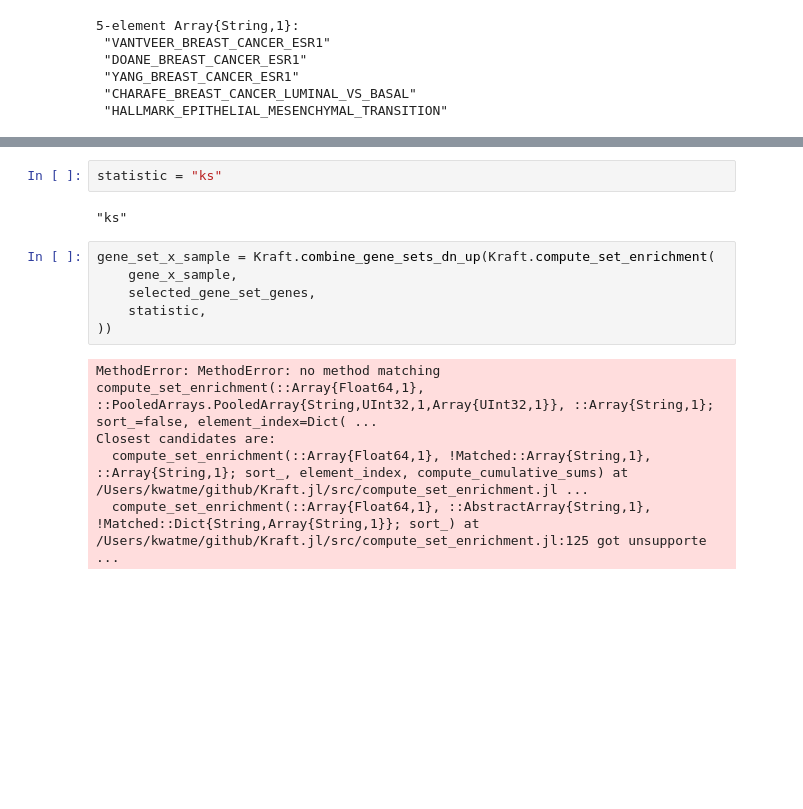
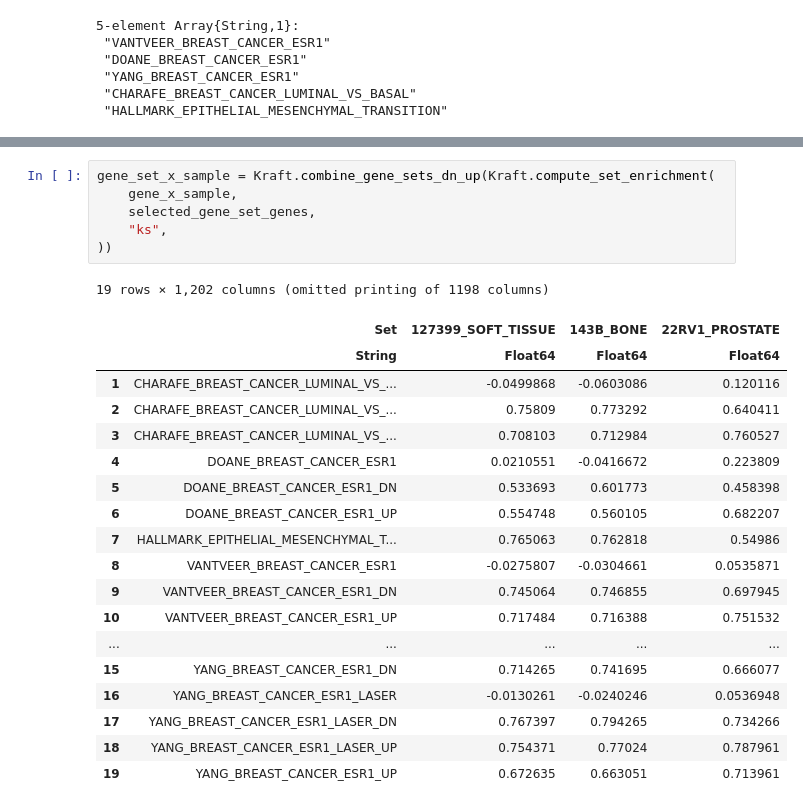
Before and after one commit to KatharineME/Kate.jl, a Jupyter notebook: notebook/gsea_benchmark.ipynb, the cells around one changed output, grey strips where cells are left out. Cells and saved outputs as stored; diff of their text form; blank space fills up the shorter version.

```diff
--- a/notebook/gsea_benchmark.ipynb
+++ b/notebook/gsea_benchmark.ipynb
@@ -232,21 +205,32 @@ Dict{String,Array{String,1}} with 13 entries:
   "CHARAFE_BREAST_CANCER_L… => ["PRRC2C", "CHN2", "HPN", "FRMD4A", "KIAA1211", …
   "DOANE_BREAST_CANCER_ESR… => ["TBC1D9", "SLC39A6", "CYBRD1", "TFF3", "DUSP4",…
   "VANTVEER_BREAST_CANCER_… => ["IDO1", "MCM6", "GPR180", "PDXK", "TRPV6", "CYB…
-# %%
-statistic = "ks"
-# %% [output]
-"ks"
 # %%
 gene_set_x_sample = Kraft.combine_gene_sets_dn_up(Kraft.compute_set_enrichment(
     gene_x_sample,
     selected_gene_set_genes,
-    statistic,
+    "ks",
 ))
 # %% [output]
-MethodError: MethodError: no method matching compute_set_enrichment(::Array{Float64,1}, ::PooledArrays.PooledArray{String,UInt32,1,Array{UInt32,1}}, ::Array{String,1}; sort_=false, element_index=Dict( ...
-Closest candidates are:
-  compute_set_enrichment(::Array{Float64,1}, !Matched::Array{String,1}, ::Array{String,1}; sort_, element_index, compute_cumulative_sums) at /Users/kwatme/github/Kraft.jl/src/compute_set_enrichment.jl ...
-  compute_set_enrichment(::Array{Float64,1}, ::AbstractArray{String,1}, !Matched::Dict{String,Array{String,1}}; sort_) at /Users/kwatme/github/Kraft.jl/src/compute_set_enrichment.jl:125 got unsupporte ...
+19 rows × 1,202 columns (omitted printing of 1198 columns)
+|  | Set | 127399_SOFT_TISSUE | 143B_BONE | 22RV1_PROSTATE |
+|  | String | Float64 | Float64 | Float64 |
+| 1 | CHARAFE_BREAST_CANCER_LUMINAL_VS_... | -0.0499868 | -0.0603086 | 0.120116 |
+| 2 | CHARAFE_BREAST_CANCER_LUMINAL_VS_... | 0.75809 | 0.773292 | 0.640411 |
+| 3 | CHARAFE_BREAST_CANCER_LUMINAL_VS_... | 0.708103 | 0.712984 | 0.760527 |
+| 4 | DOANE_BREAST_CANCER_ESR1 | 0.0210551 | -0.0416672 | 0.223809 |
+| 5 | DOANE_BREAST_CANCER_ESR1_DN | 0.533693 | 0.601773 | 0.458398 |
+| 6 | DOANE_BREAST_CANCER_ESR1_UP | 0.554748 | 0.560105 | 0.682207 |
+| 7 | HALLMARK_EPITHELIAL_MESENCHYMAL_T... | 0.765063 | 0.762818 | 0.54986 |
+| 8 | VANTVEER_BREAST_CANCER_ESR1 | -0.0275807 | -0.0304661 | 0.0535871 |
+| 9 | VANTVEER_BREAST_CANCER_ESR1_DN | 0.745064 | 0.746855 | 0.697945 |
+| 10 | VANTVEER_BREAST_CANCER_ESR1_UP | 0.717484 | 0.716388 | 0.751532 |
+| ... | ... | ... | ... | ... |
+| 15 | YANG_BREAST_CANCER_ESR1_DN | 0.714265 | 0.741695 | 0.666077 |
+| 16 | YANG_BREAST_CANCER_ESR1_LASER | -0.0130261 | -0.0240246 | 0.0536948 |
+| 17 | YANG_BREAST_CANCER_ESR1_LASER_DN | 0.767397 | 0.794265 | 0.734266 |
+| 18 | YANG_BREAST_CANCER_ESR1_LASER_UP | 0.754371 | 0.77024 | 0.787961 |
+| 19 | YANG_BREAST_CANCER_ESR1_UP | 0.672635 | 0.663051 | 0.713961 |
 # %%
 protein_x_sample = Kraft.read_gct(
     "/Users/kwatme/Downloads/CCLE_RPPA_20180123.gct",
```
Also changed, not shown: parts of 10 cells of this notebook, 1 other file.
